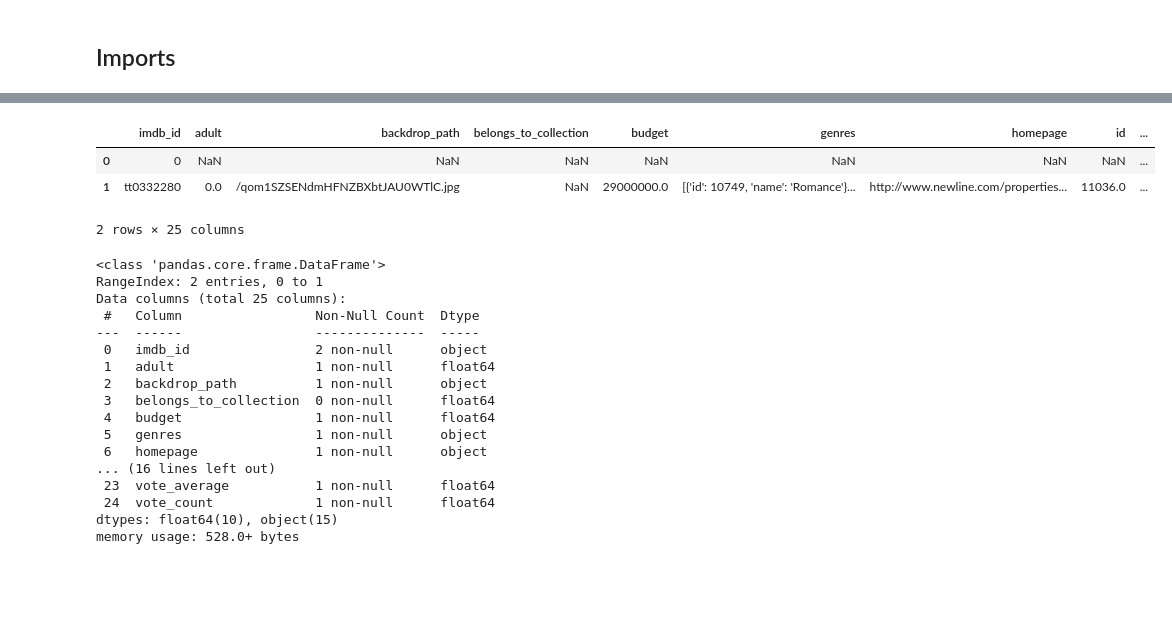
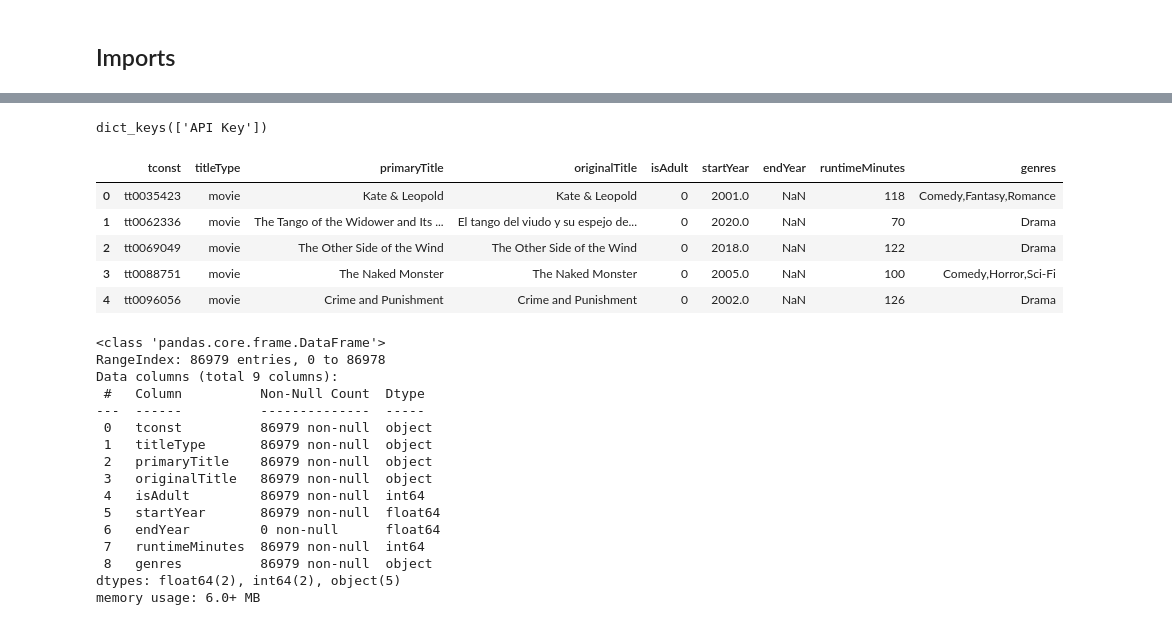
Before and after one commit to brittanymlassiter/Project-2, a Jupyter notebook: Project 2 Part 3B.ipynb, the cells around one changed output, grey strips where cells are left out. Drawn from its saved outputs; the diff is of its cells as text; code cells hidden in the pictures; blank space fills up the shorter version.

```diff
--- a/Project 2 Part 3B.ipynb
+++ b/Project 2 Part 3B.ipynb
@@ -11,3 +18,11 @@ import matplotlib.pyplot as plt
 import seaborn as sns
 ## Importing the OS and JSON Modules
 import os,json
+# %%
+import json
+with open("/Users/blass/.secret/tmdb_api.json", 'r') as f:
+    login = json.load(f)
+## Display the keys of the loaded dict
+login.keys()
+# %% [output]
+dict_keys(['API Key'])
@@ -14,31 +36,33 @@ import os,json
 # %%
-df = pd.read_csv('Data/final_tmdb_data_2010.csv.gz')
+## Load in csv.gz
+df = pd.read_csv('Data/title_basics_cleaned.csv.gz')
 df.head()
 # %% [output]
-|  | imdb_id | adult | backdrop_path | belongs_to_collection | budget | genres | homepage | id | ... |
-| 0 | 0 | NaN | NaN | NaN | NaN | NaN | NaN | NaN | ... |
-| 1 | tt0332280 | 0.0 | /qom1SZSENdmHFNZBXbtJAU0WTlC.jpg | NaN | 29000000.0 | [{'id': 10749, 'name': 'Romance'}... | http://www.newline.com/properties... | 11036.0 | ... |
+|  | tconst | titleType | primaryTitle | originalTitle | isAdult | startYear | endYear | runtimeMinutes | genres |
+| 0 | tt0035423 | movie | Kate & Leopold | Kate & Leopold | 0 | 2001.0 | NaN | 118 | Comedy,Fantasy,Romance |
+| 1 | tt0062336 | movie | The Tango of the Widower and Its ... | El tango del viudo y su espejo de... | 0 | 2020.0 | NaN | 70 | Drama |
+| 2 | tt0069049 | movie | The Other Side of the Wind | The Other Side of the Wind | 0 | 2018.0 | NaN | 122 | Drama |
+| 3 | tt0088751 | movie | The Naked Monster | The Naked Monster | 0 | 2005.0 | NaN | 100 | Comedy,Horror,Sci-Fi |
+| 4 | tt0096056 | movie | Crime and Punishment | Crime and Punishment | 0 | 2002.0 | NaN | 126 | Drama |
-2 rows × 25 columns
 # %%
 df.info()
 # %% [output]
 <class 'pandas.core.frame.DataFrame'>
-RangeIndex: 2 entries, 0 to 1
-Data columns (total 25 columns):
- #   Column                 Non-Null Count  Dtype
----  ------                 --------------  -----
- 0   imdb_id                2 non-null      object
- 1   adult                  1 non-null      float64
- 2   backdrop_path          1 non-null      object
- 3   belongs_to_collection  0 non-null      float64
- 4   budget                 1 non-null      float64
- 5   genres                 1 non-null      object
- 6   homepage               1 non-null      object
-... (16 lines left out)
- 23  vote_average           1 non-null      float64
- 24  vote_count             1 non-null      float64
-dtypes: float64(10), object(15)
-memory usage: 528.0+ bytes
+RangeIndex: 86979 entries, 0 to 86978
+Data columns (total 9 columns):
+ #   Column          Non-Null Count  Dtype
+---  ------          --------------  -----
+ 0   tconst          86979 non-null  object
+ 1   titleType       86979 non-null  object
+ 2   primaryTitle    86979 non-null  object
+ 3   originalTitle   86979 non-null  object
+ 4   isAdult         86979 non-null  int64
+ 5   startYear       86979 non-null  float64
+ 6   endYear         0 non-null      float64
+ 7   runtimeMinutes  86979 non-null  int64
+ 8   genres          86979 non-null  object
+dtypes: float64(2), int64(2), object(5)
+memory usage: 6.0+ MB
 # %%
 ## create a col with a list of genres
 df['genres_split'] = df['genres'].str.split(',')
```
Also changed, not shown: parts of 20 cells of this notebook.
